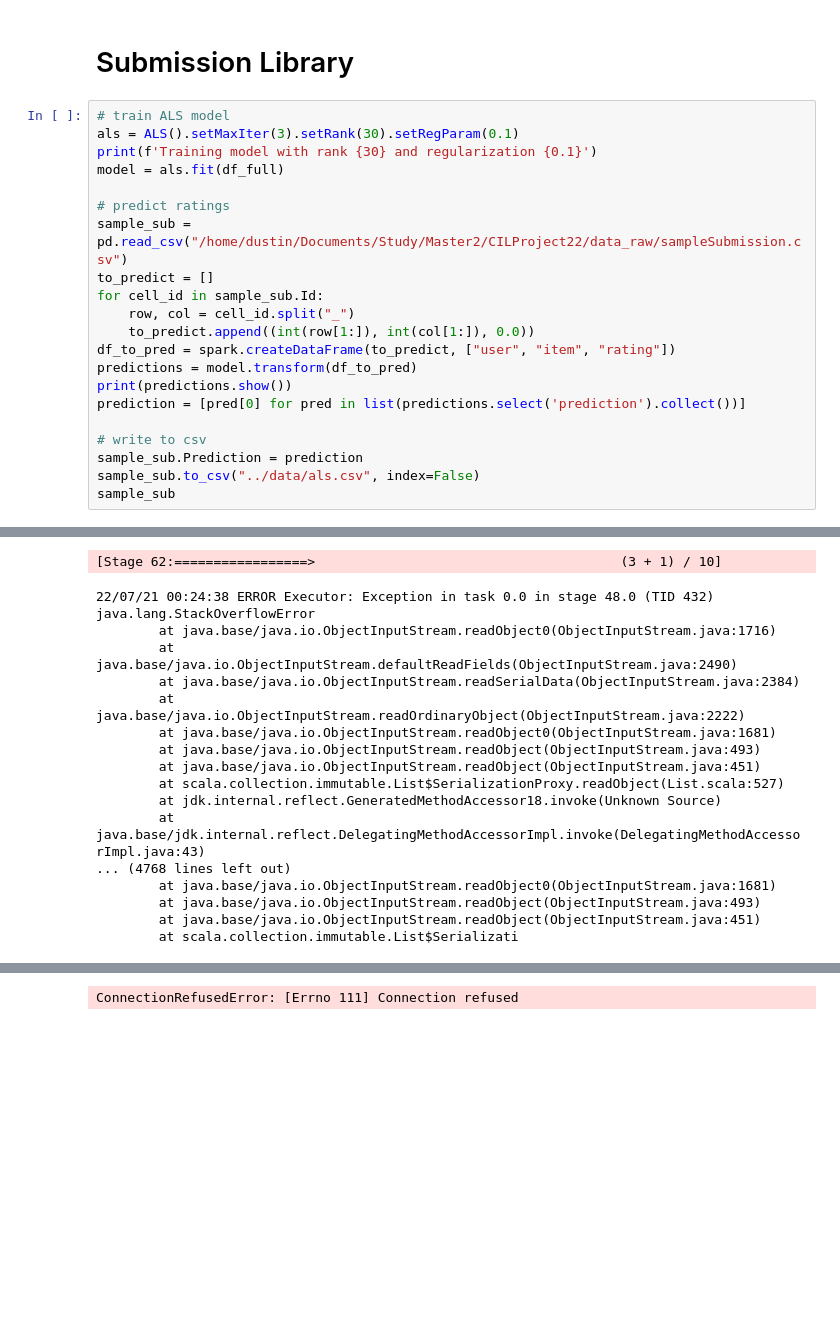
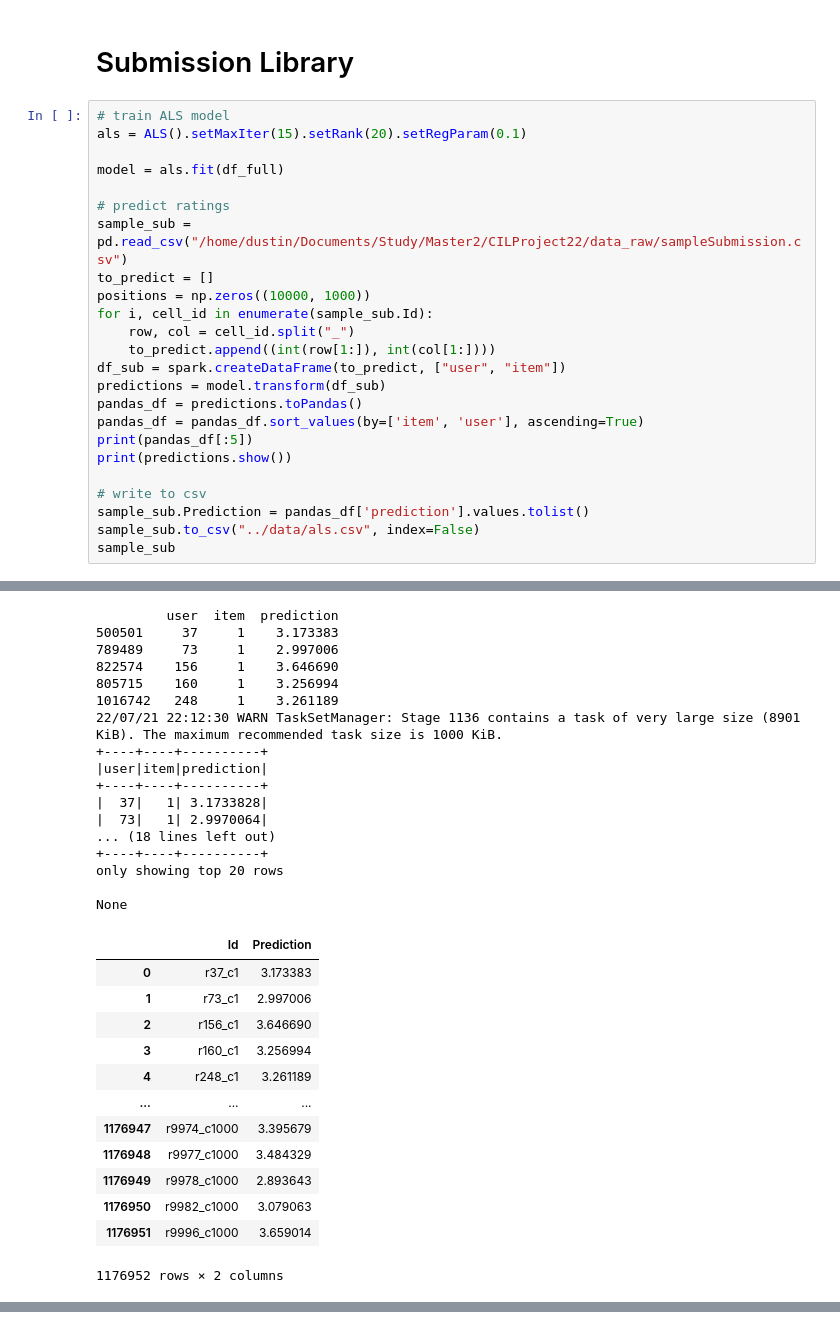
Before and after one commit to B1T0/CILProject22, a Jupyter notebook: notebooks/matrix_factorization.ipynb, the cells around one changed output, grey strips where cells are left out. Drawn from its saved outputs; the diff is of its cells as text; blank space fills up the shorter version.

```diff
--- a/notebooks/matrix_factorization.ipynb
+++ b/notebooks/matrix_factorization.ipynb
@@ -580,23 +532,26 @@ print('RSME: {}' .format(rmse))
 # Submission Library
 # %%
 # train ALS model
-als = ALS().setMaxIter(3).setRank(30).setRegParam(0.1)
-print(f'Training model with rank {30} and regularization {0.1}')
+als = ALS().setMaxIter(15).setRank(20).setRegParam(0.1)
+
 model = als.fit(df_full)
 
 # predict ratings
 sample_sub = pd.read_csv("/home/dustin/Documents/Study/Master2/CILProject22/data_raw/sampleSubmission.csv")
 to_predict = []
-for cell_id in sample_sub.Id:
+positions = np.zeros((10000, 1000))
+for i, cell_id in enumerate(sample_sub.Id):
     row, col = cell_id.split("_")
-    to_predict.append((int(row[1:]), int(col[1:]), 0.0))
-df_to_pred = spark.createDataFrame(to_predict, ["user", "item", "rating"])
-predictions = model.transform(df_to_pred)
+    to_predict.append((int(row[1:]), int(col[1:])))
+df_sub = spark.createDataFrame(to_predict, ["user", "item"])
+predictions = model.transform(df_sub)
+pandas_df = predictions.toPandas()
+pandas_df = pandas_df.sort_values(by=['item', 'user'], ascending=True)
+print(pandas_df[:5])
 print(predictions.show())
-prediction = [pred[0] for pred in list(predictions.select('prediction').collect())]
 
 # write to csv
-sample_sub.Prediction = prediction
+sample_sub.Prediction = pandas_df['prediction'].values.tolist()
 sample_sub.to_csv("../data/als.csv", index=False)
 sample_sub
 # %% [output]
@@ -608,18 +563,30 @@ Training model with rank 30 and regularization 0.1
-[Stage 62:=================>                                       (3 + 1) / 10]
+         user  item  prediction
+500501     37     1    3.173383
+789489     73     1    2.997006
+822574    156     1    3.646690
+805715    160     1    3.256994
+1016742   248     1    3.261189
+22/07/21 22:12:30 WARN TaskSetManager: Stage 1136 contains a task of very large size (8901 KiB). The maximum recommended task size is 1000 KiB.
++----+----+----------+
+|user|item|prediction|
++----+----+----------+
+|  37|   1| 3.1733828|
+|  73|   1| 2.9970064|
+... (18 lines left out)
++----+----+----------+
+only showing top 20 rows
+
+None
+|  | Id | Prediction |
+| 0 | r37_c1 | 3.173383 |
+| 1 | r73_c1 | 2.997006 |
+| 2 | r156_c1 | 3.646690 |
+| 3 | r160_c1 | 3.256994 |
+| 4 | r248_c1 | 3.261189 |
+| ... | ... | ... |
+| 1176947 | r9974_c1000 | 3.395679 |
+| 1176948 | r9977_c1000 | 3.484329 |
+| 1176949 | r9978_c1000 | 2.893643 |
+| 1176950 | r9982_c1000 | 3.079063 |
+| 1176951 | r9996_c1000 | 3.659014 |
-22/07/21 00:24:38 ERROR Executor: Exception in task 0.0 in stage 48.0 (TID 432)
-java.lang.StackOverflowError
-        at java.base/java.io.ObjectInputStream.readObject0(ObjectInputStream.java:1716)
-        at java.base/java.io.ObjectInputStream.defaultReadFields(ObjectInputStream.java:2490)
-        at java.base/java.io.ObjectInputStream.readSerialData(ObjectInputStream.java:2384)
-        at java.base/java.io.ObjectInputStream.readOrdinaryObject(ObjectInputStream.java:2222)
-        at java.base/java.io.ObjectInputStream.readObject0(ObjectInputStream.java:1681)
-        at java.base/java.io.ObjectInputStream.readObject(ObjectInputStream.java:493)
-        at java.base/java.io.ObjectInputStream.readObject(ObjectInputStream.java:451)
-        at scala.collection.immutable.List$SerializationProxy.readObject(List.scala:527)
-        at jdk.internal.reflect.GeneratedMethodAccessor18.invoke(Unknown Source)
-        at java.base/jdk.internal.reflect.DelegatingMethodAccessorImpl.invoke(DelegatingMethodAccessorImpl.java:43)
-... (4768 lines left out)
-        at java.base/java.io.ObjectInputStream.readObject0(ObjectInputStream.java:1681)
-        at java.base/java.io.ObjectInputStream.readObject(ObjectInputStream.java:493)
-        at java.base/java.io.ObjectInputStream.readObject(ObjectInputStream.java:451)
-        at scala.collection.immutable.List$Serializati
+1176952 rows × 2 columns
@@ -643 +592,0 @@ EOFError
-ConnectionRefusedError: [Errno 111] Connection refused
```
Also changed, not shown: parts of 6 cells of this notebook.
